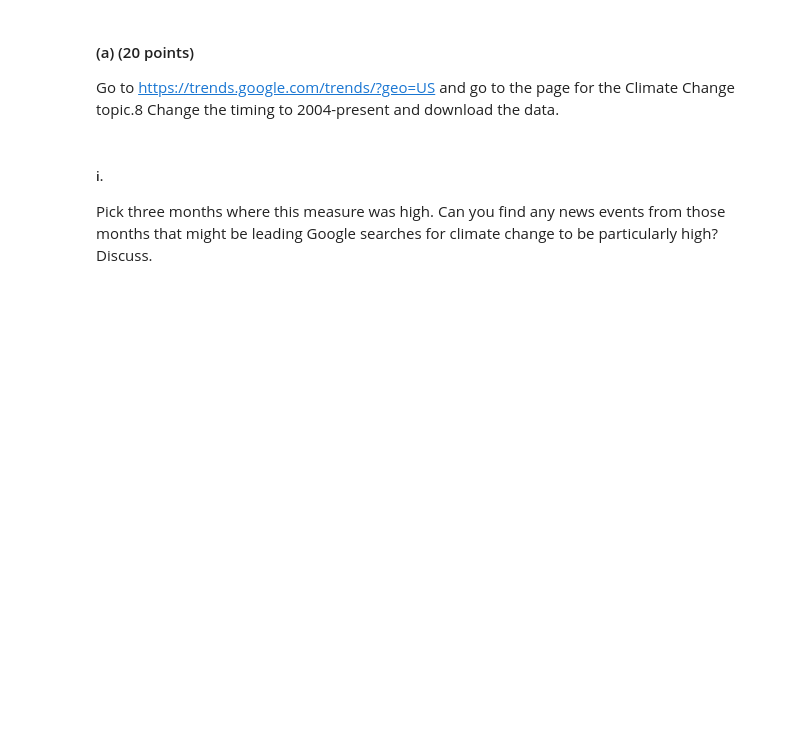
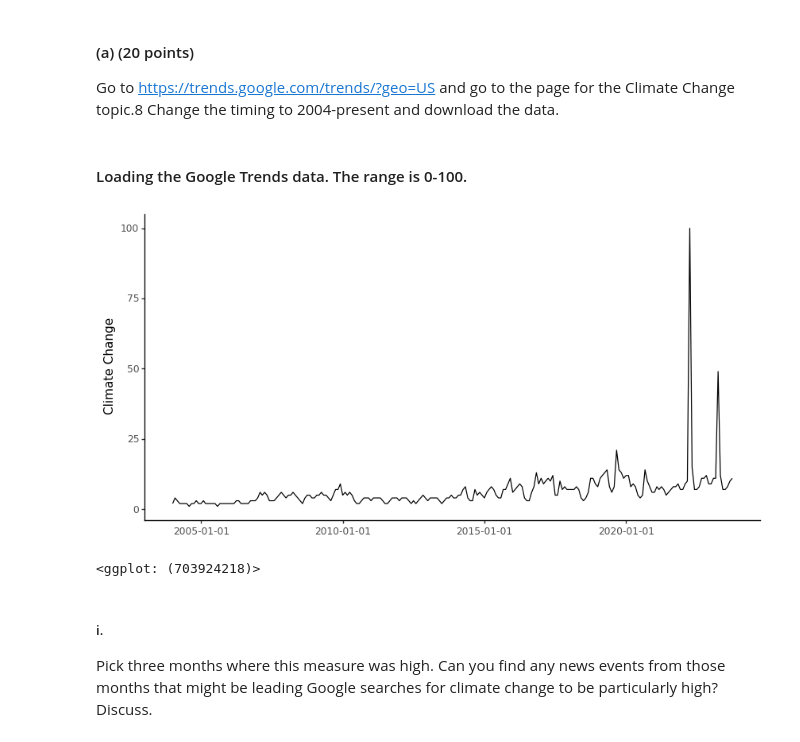
Before and after one commit to alanwake47/FINM-35000-Topics-in-Econ, a Jupyter notebook: week1/hw1/HW1_G2.ipynb, the cells around one changed output. Drawn from its saved outputs; the diff is of its cells as text; code cells hidden in the pictures; blank space fills up the shorter version.

```diff
--- a/week1/hw1/HW1_G2.ipynb
+++ b/week1/hw1/HW1_G2.ipynb
@@ -42,6 +447,20 @@ In the next sub-questions, we are going to focus on days where attention to clim
 # %% [markdown]
 #### (a) (20 points)
 Go to https://trends.google.com/trends/?geo=US and go to the page for the Climate Change topic.8 Change the timing to 2004-present and download the data.
+# %% [markdown]
+#### Loading the Google Trends data. The range is 0-100.
+# %%
+df_google_trends = pd.read_csv("multiTimeline.csv",skiprows=2, index_col=0, parse_dates=True)
+
+#Rename column to climate change
+df_google_trends = df_google_trends.rename(columns={'climate change: (United States)': 'Climate Change'})
+
+#PLot the google trends data using ggplot
+p1 = (ggplot(df_google_trends, aes(x=df_google_trends.index, y="Climate Change"))+ p9.geom_line() + p9.theme_classic() + p9.theme(figure_size=(10, 5)))
+p1
+# %% [output]
+[figure, added]
+<ggplot: (703924218)>
 # %% [markdown]
 ##### i.
 Pick three months where this measure was high. Can you find any news events from those months that might be leading Google searches for climate change to be particularly high? Discuss.
```
Also changed, not shown: parts of 78 cells of this notebook, 7 other files.
